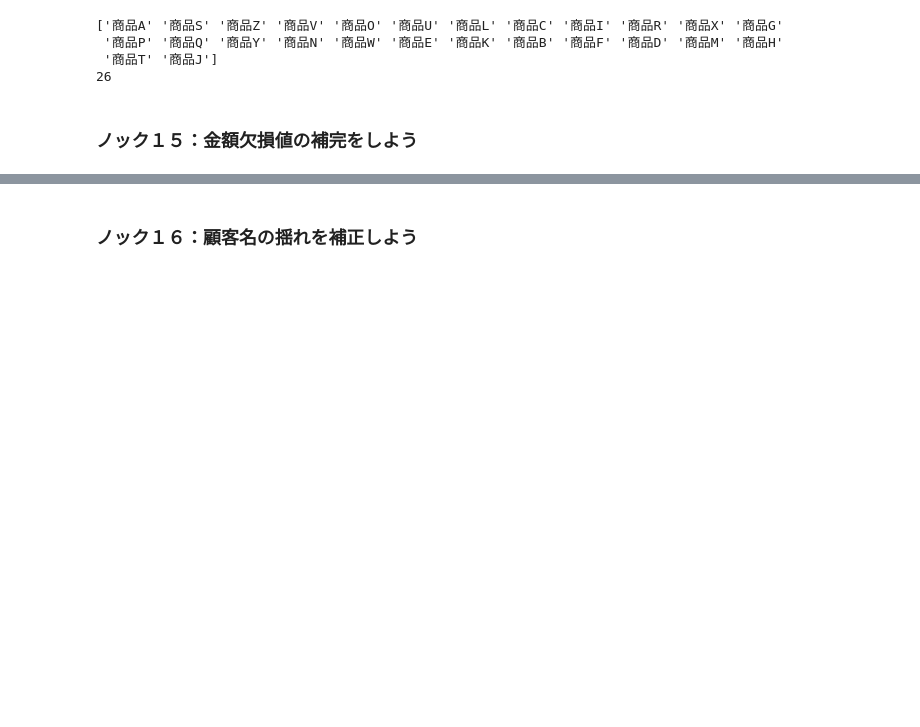
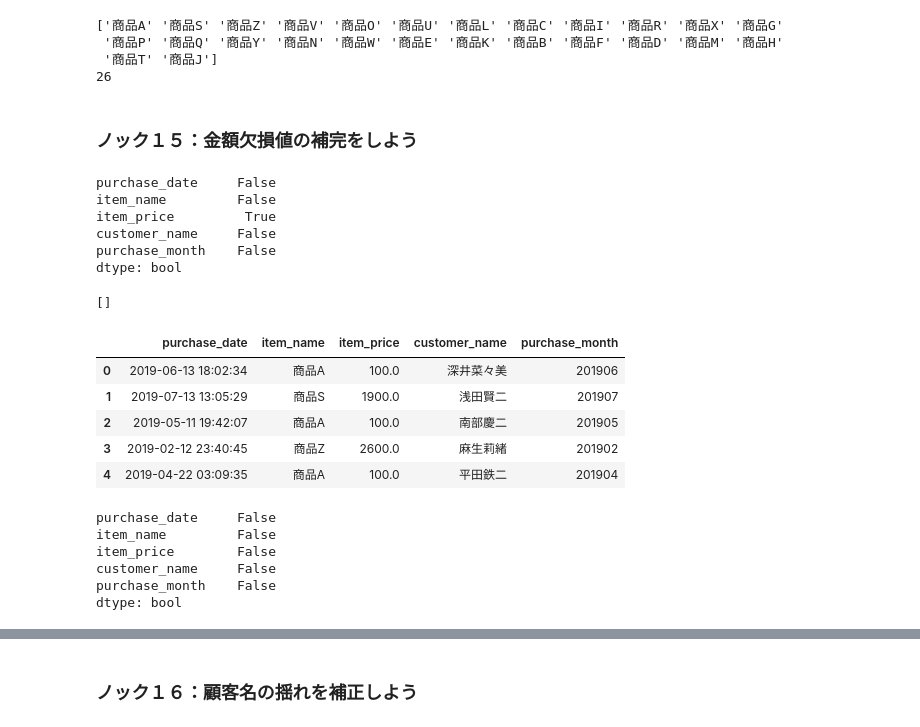
Before and after one commit to Rindrics/anlz100, a Jupyter notebook: chap2/chap2.ipynb, the cells around one changed output, grey strips where cells are left out. Cells and saved outputs as stored; diff of their text form; code cells hidden in the pictures; blank space fills up the shorter version.

Commit message:
Fill missing price

```diff
--- a/chap2/chap2.ipynb
+++ b/chap2/chap2.ipynb
@@ -114,3 +114,36 @@ print(len(pd.unique(uriage_data.item_name)))
 26
 # %% [markdown]
 ### ノック１５：金額欠損値の補完をしよう
+# %%
+uriage_data.isnull().any(axis=0)
+# %% [output]
+purchase_date     False
+item_name         False
+item_price         True
+customer_name     False
+purchase_month    False
+dtype: bool
+# %%
+flg_is_null = uriage_data['item_price'].isnull()
+print(list(uriage_data.loc[flg_is_null, 'item_name'].unique()))
+for trg in list(uriage_data.loc[flg_is_null, 'item_name'].unique()):
+    price = uriage_data.loc[(~flg_is_null) & (uriage_data['item_name'] == trg), 'item_price'].max()
+    uriage_data.loc[flg_is_null & (uriage_data['item_name'] == trg), 'item_price'] = price
+uriage_data.head()
+# %% [output]
+[]
+|  | purchase_date | item_name | item_price | customer_name | purchase_month |
+| 0 | 2019-06-13 18:02:34 | 商品A | 100.0 | 深井菜々美 | 201906 |
+| 1 | 2019-07-13 13:05:29 | 商品S | 1900.0 | 浅田賢二 | 201907 |
+| 2 | 2019-05-11 19:42:07 | 商品A | 100.0 | 南部慶二 | 201905 |
+| 3 | 2019-02-12 23:40:45 | 商品Z | 2600.0 | 麻生莉緒 | 201902 |
+| 4 | 2019-04-22 03:09:35 | 商品A | 100.0 | 平田鉄二 | 201904 |
+# %%
+uriage_data.isnull().any(axis=0)
+# %% [output]
+purchase_date     False
+item_name         False
+item_price        False
+customer_name     False
+purchase_month    False
+dtype: bool
```
Also changed, not shown: parts of 1 cell of this notebook.
